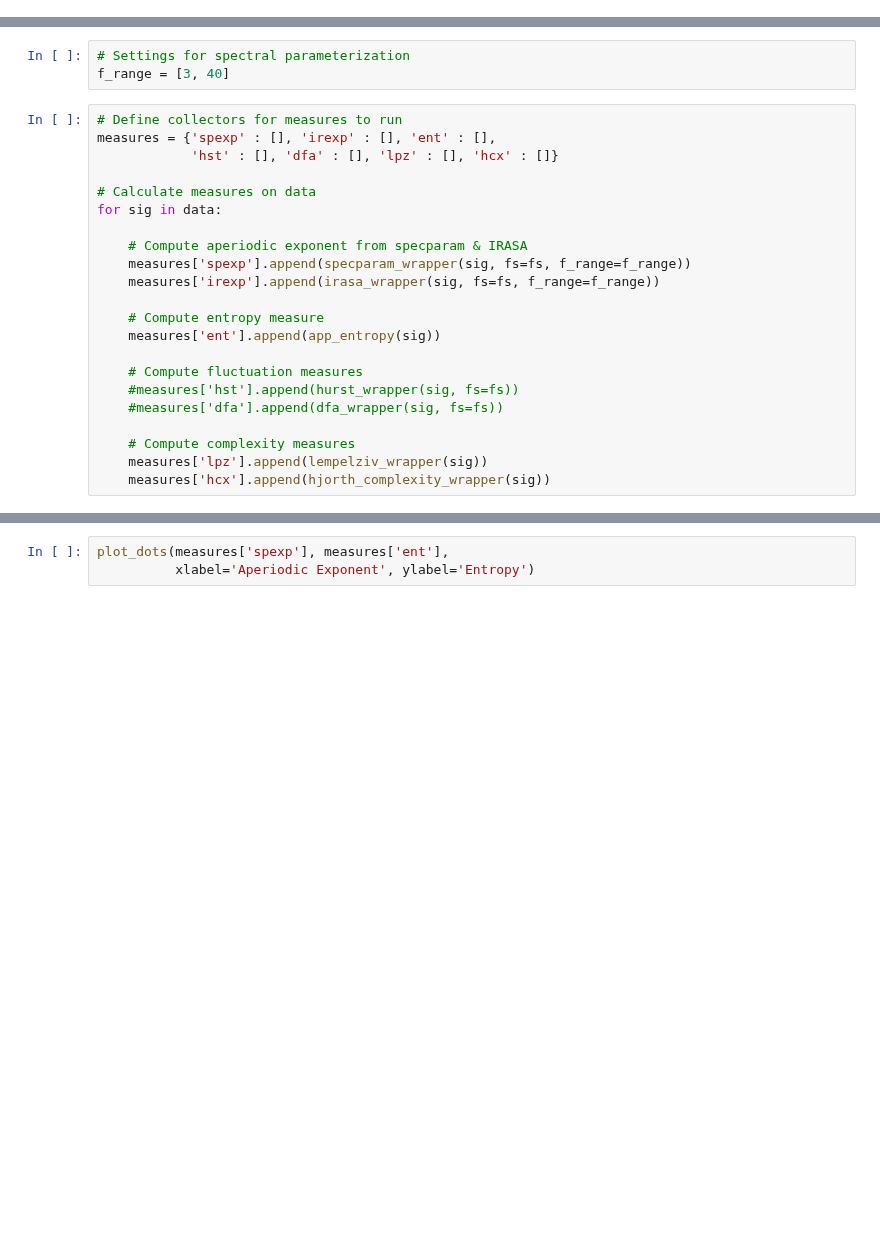
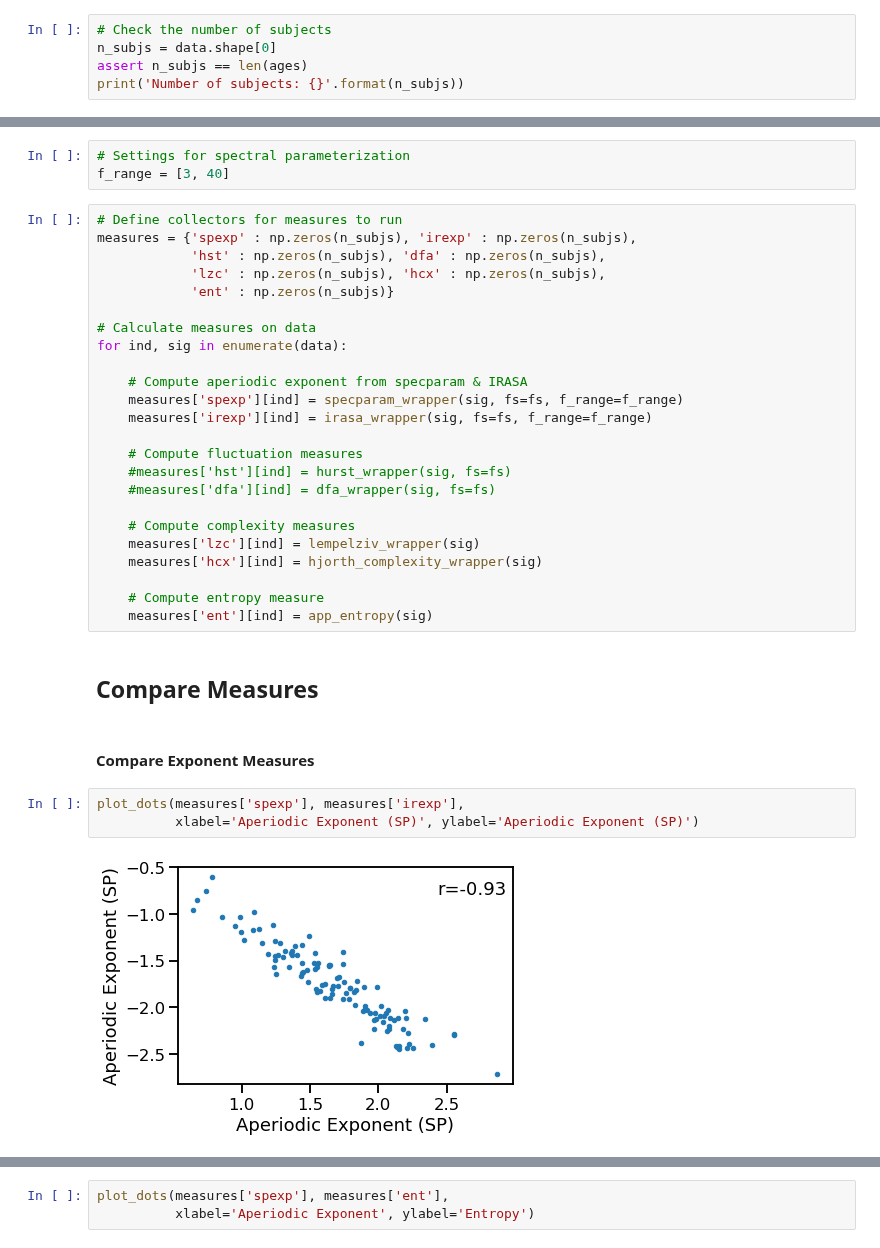
Before and after one commit to AperiodicMethods/AperiodicMethods, a Jupyter notebook: notebooks/32-DevelopmentalEEGData.ipynb, the cells around one changed output, grey strips where cells are left out. Cells and saved outputs as stored; diff of their text form; blank space fills up the shorter version.

```diff
--- a/notebooks/32-DevelopmentalEEGData.ipynb
+++ b/notebooks/32-DevelopmentalEEGData.ipynb
@@ -53,0 +47,5 @@ len(ages)
+# %%
+# Check the number of subjects
+n_subjs = data.shape[0]
+assert n_subjs == len(ages)
+print('Number of subjects: {}'.format(n_subjs))
@@ -79,23 +79,34 @@ fm = FOOOF(verbose=False)
 f_range = [3, 40]
 # %%
 # Define collectors for measures to run
-measures = {'spexp' : [], 'irexp' : [], 'ent' : [],
-            'hst' : [], 'dfa' : [], 'lpz' : [], 'hcx' : []}
+measures = {'spexp' : np.zeros(n_subjs), 'irexp' : np.zeros(n_subjs),
+            'hst' : np.zeros(n_subjs), 'dfa' : np.zeros(n_subjs),
+            'lzc' : np.zeros(n_subjs), 'hcx' : np.zeros(n_subjs),
+            'ent' : np.zeros(n_subjs)}
 
 # Calculate measures on data
-for sig in data:
+for ind, sig in enumerate(data):
 
     # Compute aperiodic exponent from specparam & IRASA
-    measures['spexp'].append(specparam_wrapper(sig, fs=fs, f_range=f_range))
-    measures['irexp'].append(irasa_wrapper(sig, fs=fs, f_range=f_range))
+    measures['spexp'][ind] = specparam_wrapper(sig, fs=fs, f_range=f_range)
+    measures['irexp'][ind] = irasa_wrapper(sig, fs=fs, f_range=f_range)
+
+    # Compute fluctuation measures
+    #measures['hst'][ind] = hurst_wrapper(sig, fs=fs)
+    #measures['dfa'][ind] = dfa_wrapper(sig, fs=fs)
+
+    # Compute complexity measures
+    measures['lzc'][ind] = lempelziv_wrapper(sig)
+    measures['hcx'][ind] = hjorth_complexity_wrapper(sig)
 
     # Compute entropy measure
-    measures['ent'].append(app_entropy(sig))
-
-    # Compute fluctuation measures
-    #measures['hst'].append(hurst_wrapper(sig, fs=fs))
-    #measures['dfa'].append(dfa_wrapper(sig, fs=fs))
-
-    # Compute complexity measures
-    measures['lpz'].append(lempelziv_wrapper(sig))
-    measures['hcx'].append(hjorth_complexity_wrapper(sig))
+    measures['ent'][ind] = app_entropy(sig)
+# %% [markdown]
+## Compare Measures
+# %% [markdown]
+#### Compare Exponent Measures
+# %%
+plot_dots(measures['spexp'], measures['irexp'],
+          xlabel='Aperiodic Exponent (SP)', ylabel='Aperiodic Exponent (SP)')
+# %% [output]
+[figure, added]
```
Also changed, not shown: parts of 30 cells of this notebook, 2 other files.
